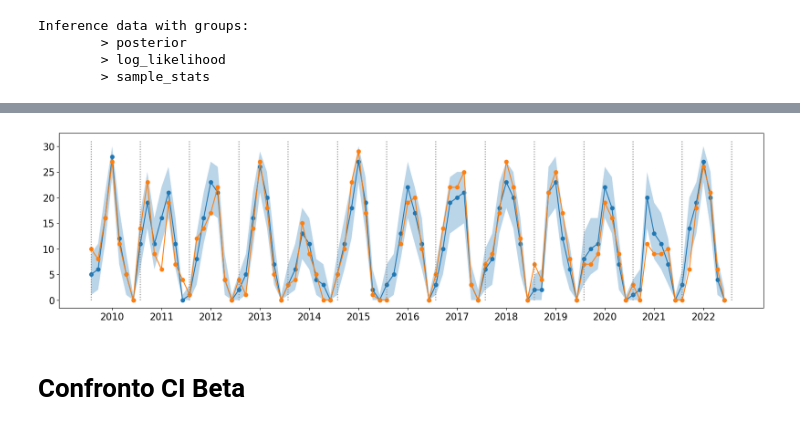
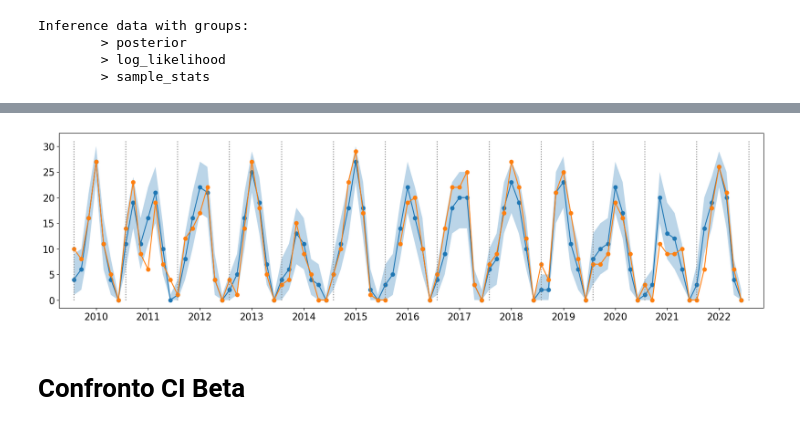
Before and after one commit to venanzjones/Bayesian_Project, a Jupyter notebook: main/Modello/Final_models_SIS.ipynb, the cells around one changed output, grey strips where cells are left out. Drawn from its saved outputs; the diff is of its cells as text; code cells hidden in the pictures.

```diff
--- a/main/Modello/Final_models_SIS.ipynb
+++ b/main/Modello/Final_models_SIS.ipynb
@@ -378,21 +379,22 @@ The percentage of observations inside the CI of the test is: 0.8637152777777778
 # %%
 station_num_to_plot = 35 # Change this to plot a different station, -1 to plot manually
 if station_num_to_plot != -1:
     xx = np.arange(13*7*(station_num_to_plot-1), 13*7*station_num_to_plot)
 else:
     xx = np.arange(1000, 1200) # Change this for the range of the manual choice
 plt.figure(figsize=(20, 5))
 plt.plot(xx, y_pred.loc[xx, 'pred'], label='Predicted', linestyle='-', marker='o')
 plt.fill_between(xx, y_pred.loc[xx, f'{alpha/2}'], y_pred.loc[xx, f'{(1-alpha/2)}'], alpha=0.3, label=f'{(1-alpha)*100}% CI')
 plt.plot(xx, Y_data[xx], label='Observed', linestyle='-', marker='o')
 plt.xticks(xx[np.arange(3,len(xx),7)], np.arange(2010,2023), fontsize=15)
 plt.yticks(fontsize=15)
+plt.xlim(xx[0]-2, xx[-1]+3)
 plt.vlines(xx[np.arange(0,len(xx),7)], ymin=0, ymax=31, colors='gray', linestyles='dotted')
 plt.vlines(xx[-1]+1, ymin=0, ymax=31, colors='gray', linestyles='dotted')
 plt.savefig('sample_120.pdf', bbox_inches='tight')
 plt.show()
 # %% [output]
-[figure, old version]
+[figure, new version]
 # %% [markdown]
 # Confronto CI Beta
 # %%
```
Also changed, not shown: parts of 14 cells of this notebook, 3 other files.
